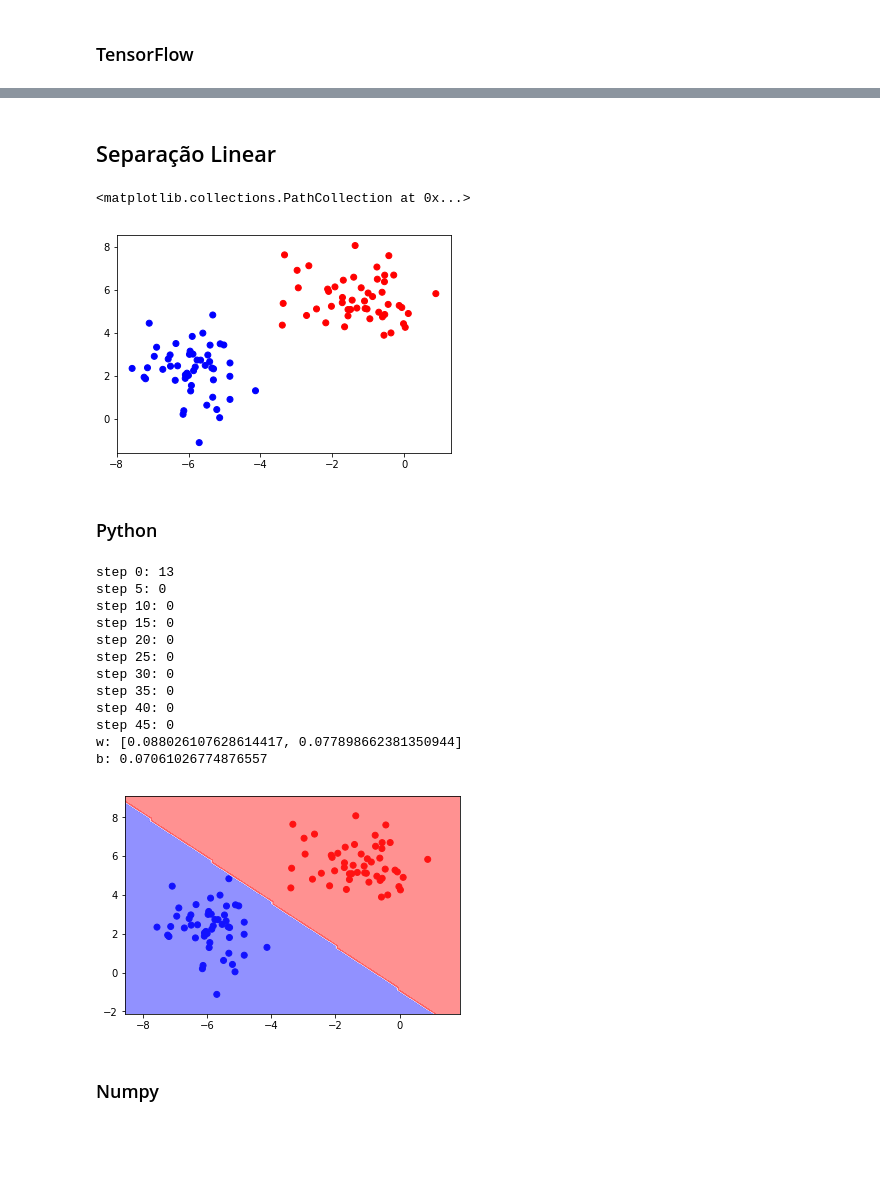
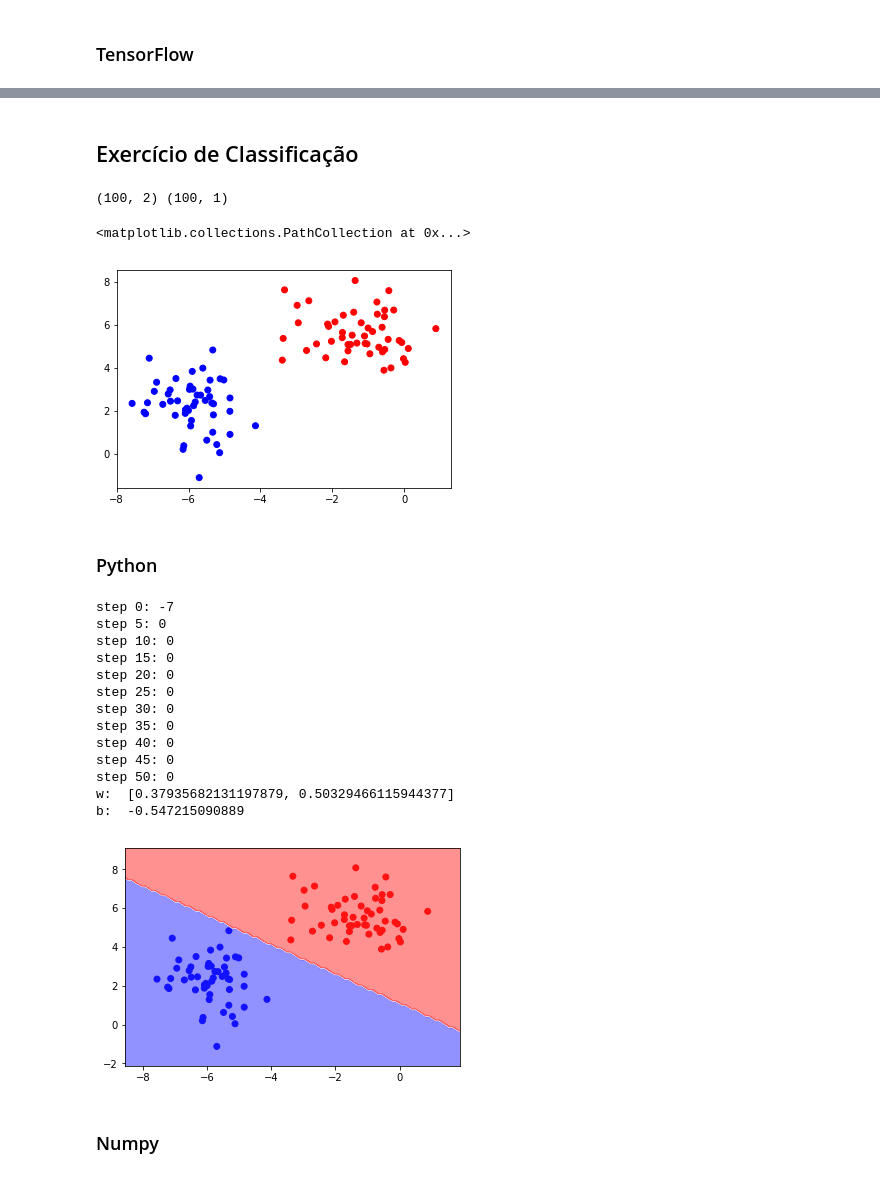
Before and after one commit to arnaldog12/Manual-Pratico-Deep-Learning, a Jupyter notebook: Perceptron.ipynb, the cells around one changed output, grey strips where cells are left out. Saved outputs shown, nothing was run; the diff lists cells and outputs as text; code cells hidden in the pictures; blank space fills up the shorter version.

Commit message:
adapta perceptron para x_i*w_i + b
- adiciona sumários
- pequenas melhorias de código e formatação

```diff
--- a/Perceptron.ipynb
+++ b/Perceptron.ipynb
@@ -548,15 +556,16 @@ b = 2*np.random.random()-1
 learning_rate = 1e-2
 
 for step in range(100):
-    y_pred = np.dot(w, x.T) + b
+    y_pred = np.dot(x, w.T) + b
     y_pred = np.where(y_pred > 0, 1, 0)
     error = y - y_pred
-    w = w + learning_rate*np.dot(error, x)
+    w = w + learning_rate*np.dot(error.T, x)
     b = b + learning_rate*np.sum(error)
 
     if step%10 == 0:
         print('step {0}: {1}'.format(step, np.sum(error)))
 
-print('w: {} \nb: {}'.format(w, b))
+print('w: ', w)
+print('b: ', b)
 print('y_pred: {0}'.format(np.dot(w, x.T)+b))
 # %% [output]
@@ -609,18 +618,18 @@ tf.reset_default_graph()
 graph = tf.Graph()
 with graph.as_default():
     tf_x = tf.constant(x, dtype=tf.float64)
-    tf_y = tf.constant(y.reshape(1,-1), dtype=tf.float64)
+    tf_y = tf.constant(y, dtype=tf.float64)
 
     tf_w = tf.Variable(tf.random_uniform(shape=(1, D), minval=-1, maxval=1, dtype=tf.float64))
     tf_b = tf.Variable(tf.random_uniform(shape=(1,), minval=-1, maxval=1, dtype=tf.float64))
 
-    y_pred = tf.add(tf.matmul(tf_w, tf_x, transpose_b=True), tf_b)
+    y_pred = tf.add(tf.matmul(tf_x, tf_w, transpose_b=True), tf_b)
     y_pred_bin = tf.where(y_pred > 0, tf.ones_like(y_pred), tf.zeros_like(y_pred))
     error = tf.subtract(tf_y, y_pred_bin)
 
     loss = tf.reduce_sum(error)
 
-    delta = tf.matmul(error, tf_x)
+    delta = tf.matmul(error, tf_x, transpose_a=True)
     train_w = tf.assign(tf_w, tf.add(tf_w, learning_rate*delta))
     train_b = tf.assign(tf_b, tf.add(tf_b, learning_rate*loss))
 # %%
@@ -654,11 +663,14 @@ step 100: 0.0
-# %% [markdown]
-## Separação Linear
+# %% [markdown]
+## Exercício de Classificação
 # %%
 x, y = make_blobs(n_samples=100, n_features=2, centers=2, random_state=1234)
+y = y.reshape(-1, 1)
 
+print(x.shape, y.shape)
 plt.scatter(x[:,0], x[:,1], c=y, cmap='bwr')
 # %% [output]
-<matplotlib.collections.PathCollection at 0x...>
+(100, 2) (100, 1)
+<matplotlib.collections.PathCollection at 0x...>
 [figure]
 # %%
 def plot_linear_classifier(x, y, w, b):
@@ -679,45 +691,44 @@ def plot_linear_classifier(x, y, w, b):
 # %% [markdown]
 ### Python
 # %%
-from random import random
-
 D = x.shape[1]
-w = [2*random() - 1 for i in range(D)] # [1, D]
-b = 2*random() - 1 # [1, 1]
+w = [2*random() - 1 for i in range(D)] # [1xD]
+b = 2*random() - 1 # [1x1]
 
 learning_rate = 1e-2
 
-for step in range(50):
+for step in range(51):
     sum_error = 0
     for x_i, y_i in zip(x, y):
         y_pred = sum([w[d]*x_i[d] for d in range(D)]) + b
         y_pred = 1 if y_pred > 0 else 0
-        error = y_i - y_pred
+        error = y_i[0] - y_pred
         w = [w[d] + learning_rate*error*x_i[d] for d in range(D)]
         b = b + learning_rate*error
         sum_error += error
 
     if step%5 == 0:
         print('step {0}: {1}'.format(step, sum_error))
 
-print('w: {} \nb: {}'.format(w, b))
+print('w: ', w)
+print('b: ', b)
+
+plot_linear_classifier(x, y, np.array(w), b)
 # %% [output]
-step 0: 13
+step 0: -7
 step 5: 0
 step 10: 0
 step 15: 0
 step 20: 0
 step 25: 0
 step 30: 0
 step 35: 0
 step 40: 0
 step 45: 0
-w: [0.088026107628614417, 0.077898662381350944]
-b: 0.07061026774876557
+step 50: 0
+w:  [0.37935682131197879, 0.50329466115944377]
+b:  -0.547215090889
+[figure, added]
-# %%
-plot_linear_classifier(x, y, w, b)
-# %% [output]
-[figure, removed]
 # %% [markdown]
 ### Numpy
 # %%
```
Also changed, not shown: parts of 36 cells of this notebook, 1 other file.
